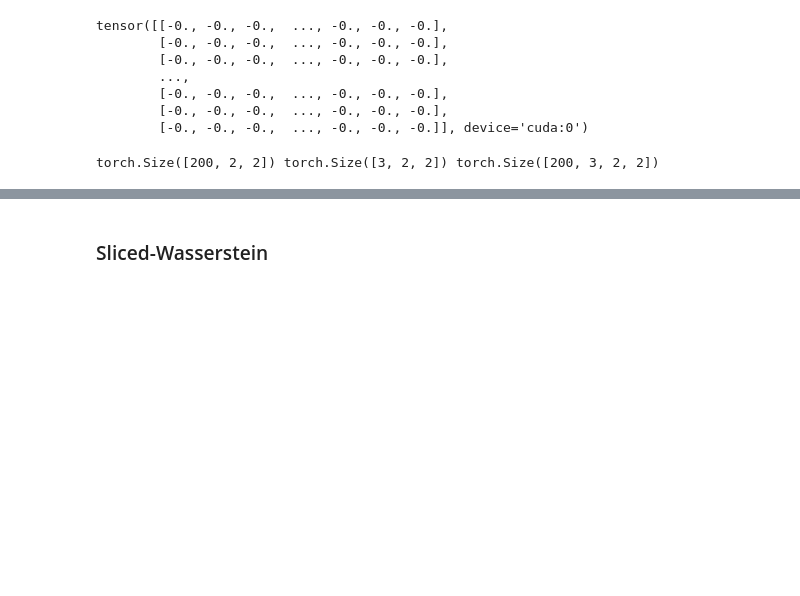
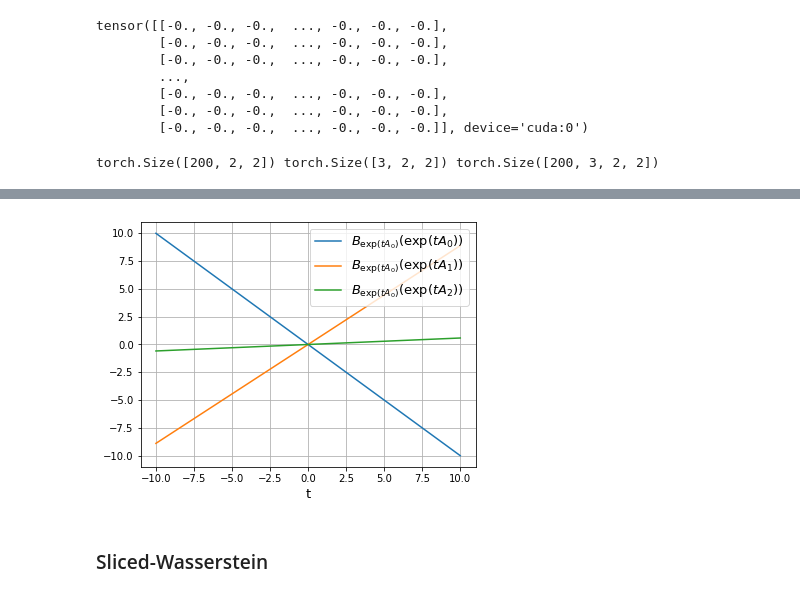
Before and after one commit to clbonet/SPDSW, a Jupyter notebook: SW_SPD.ipynb, the cells around one changed output, grey strips where cells are left out. Cells and saved outputs as stored; diff of their text form; code cells hidden in the pictures; blank space fills up the shorter version.

```diff
--- a/SW_SPD.ipynb
+++ b/SW_SPD.ipynb
@@ -113,3 +108,19 @@ for i in range(A.shape[0]):
+# %%
+i = 0
+
+fig = plt.figure(figsize=(6,4.5))
+
+for k in range(3):
+    plt.plot(ts[:,0,0].cpu(), L[:,k,i], label=r"$B_{\exp(tA_0)}(\exp(t A_"+str(k)+r"))$")
+
+plt.xlabel("t", fontsize=13)
+# plt.title(r"In direction $A_"+str(i)+r"$", fontsize=13)
+plt.legend(fontsize=13, loc="upper right")
+plt.grid(True)
+plt.savefig("./Busemann_along_geodesics.pdf", format="pdf", bbox_inches="tight")
+plt.show()
+# %% [output]
+[figure, added]
 # %% [markdown]
 ### Sliced-Wasserstein
 # %%
```
Also changed, not shown: parts of 50 cells of this notebook.
